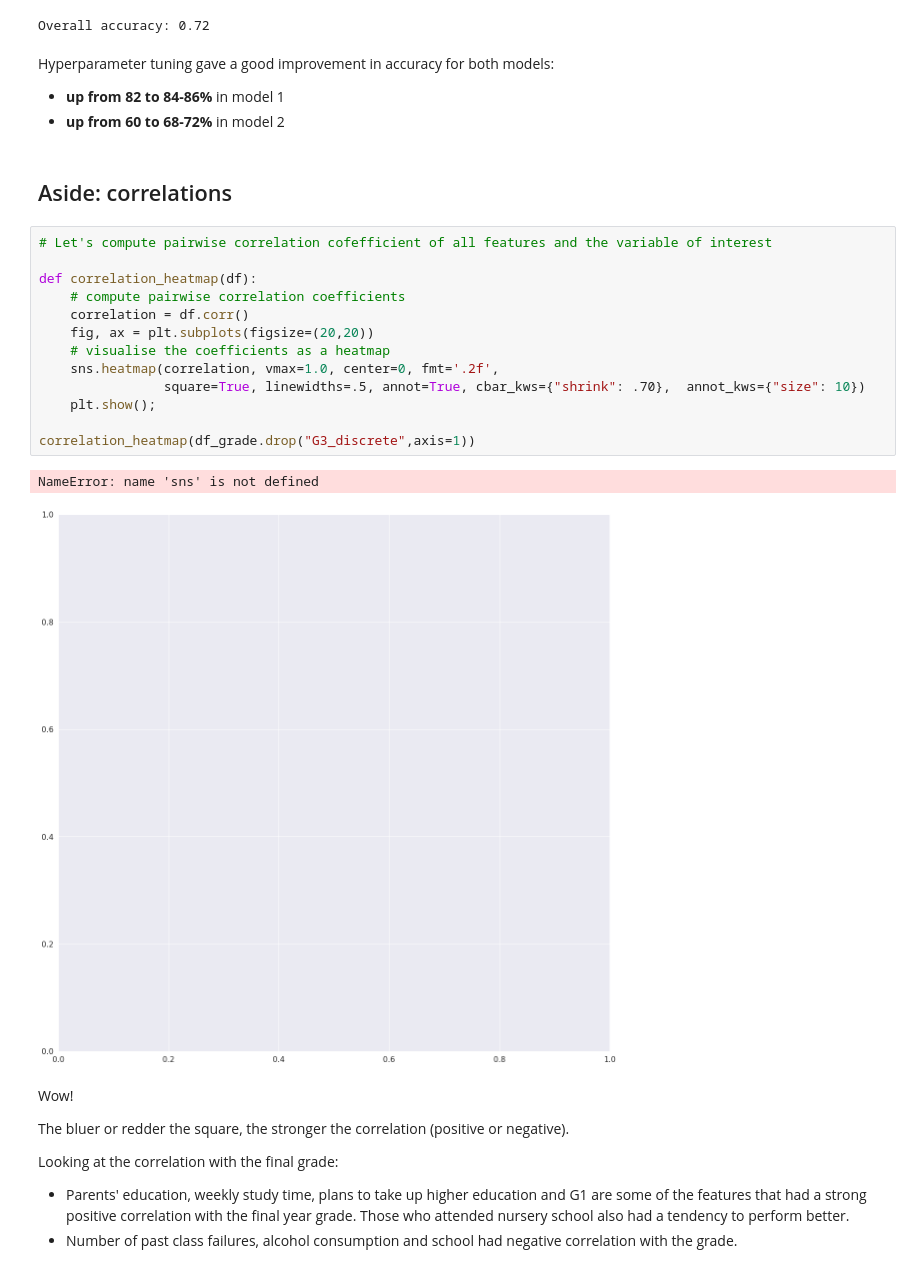
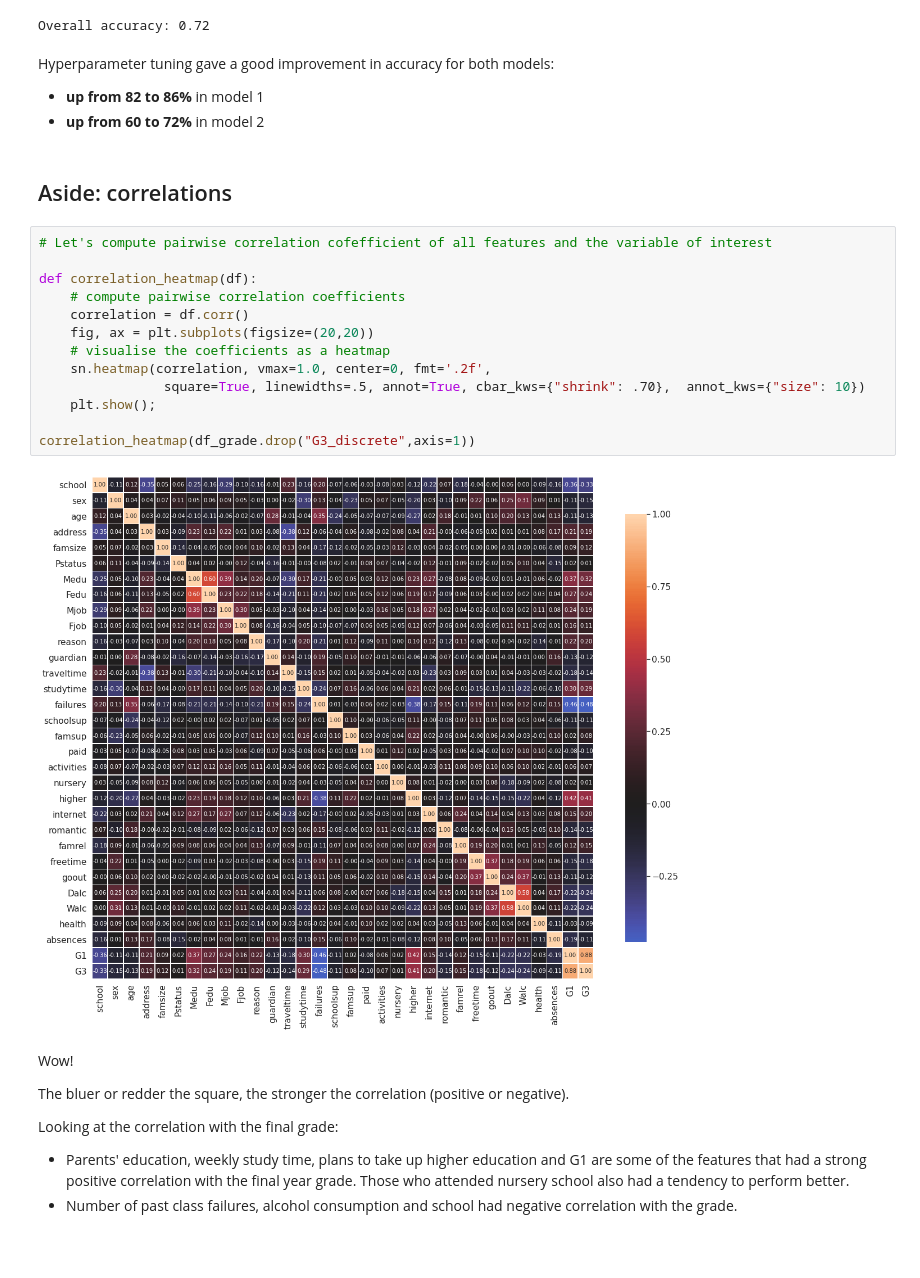
Before and after one commit to olga-khab/msa-predicting-performance, a Jupyter notebook: msa-project.ipynb, the cells around one changed output. Cells and saved outputs as stored; diff of their text form.

```diff
--- a/msa-project.ipynb
+++ b/msa-project.ipynb
@@ -529,26 +528,25 @@ RF(df_no_grade_fs, model = best_model, stats=False)
 Overall accuracy: 0.72
 # %% [markdown]
 Hyperparameter tuning gave a good improvement in accuracy for both models:
-* **up from 82 to 84-86%** in model 1
-* **up from 60 to 68-72%** in model 2
+* **up from 82 to 86%** in model 1
+* **up from 60 to 72%** in model 2
 # %% [markdown]
 ## Aside: correlations
 # %%
 # Let's compute pairwise correlation cofefficient of all features and the variable of interest
 
 def correlation_heatmap(df):
     # compute pairwise correlation coefficients
     correlation = df.corr()
     fig, ax = plt.subplots(figsize=(20,20))
     # visualise the coefficients as a heatmap
-    sns.heatmap(correlation, vmax=1.0, center=0, fmt='.2f',
+    sn.heatmap(correlation, vmax=1.0, center=0, fmt='.2f',
                 square=True, linewidths=.5, annot=True, cbar_kws={"shrink": .70},  annot_kws={"size": 10})
     plt.show();
 
 correlation_heatmap(df_grade.drop("G3_discrete",axis=1))
 # %% [output]
-NameError: name 'sns' is not defined
-[figure, old version]
+[figure, new version]
 # %% [markdown]
 Wow!
 
```
Also changed, not shown: parts of 7 cells of this notebook.
